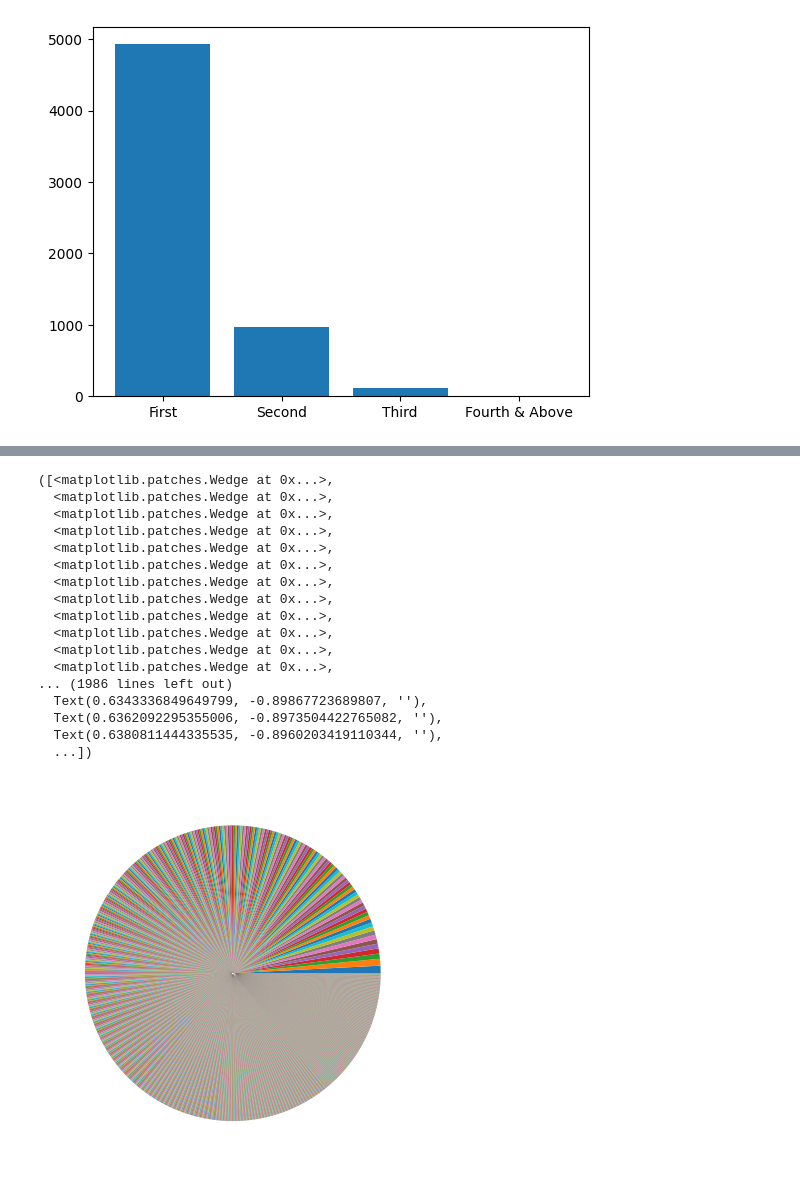
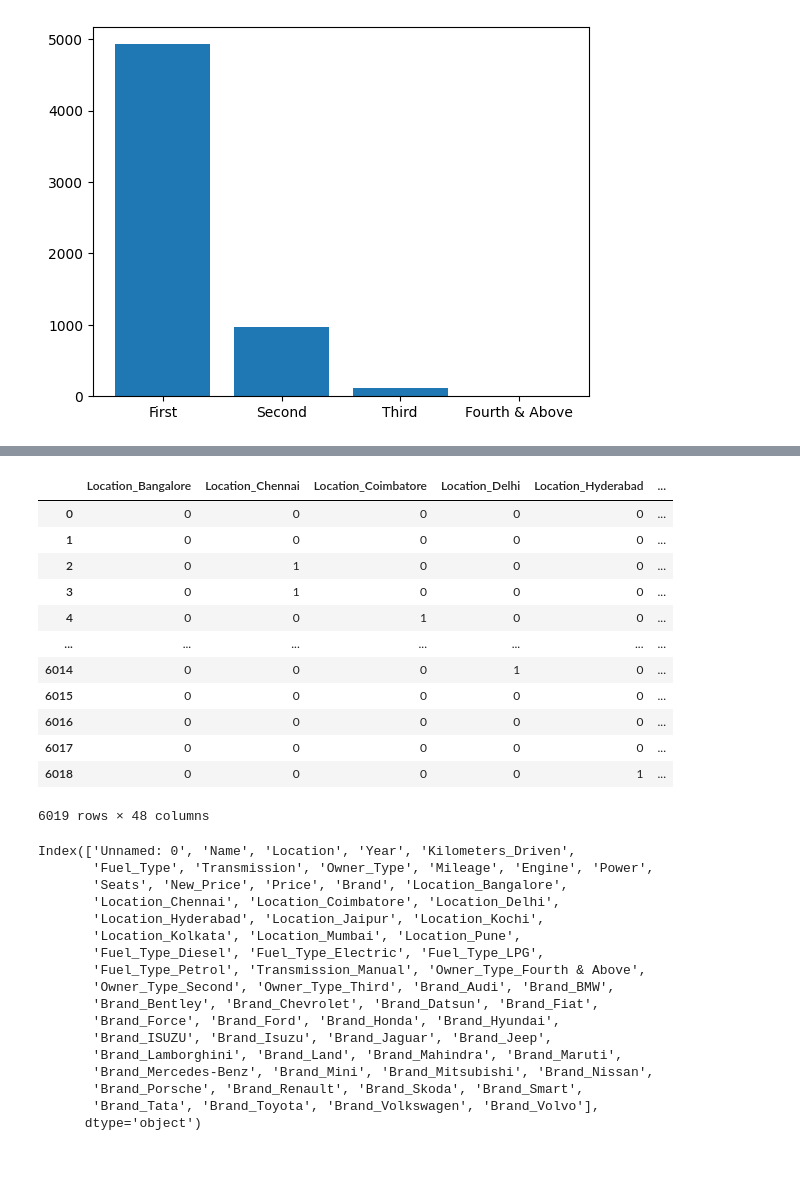
Before and after one commit to Devjith-P/Machine-Learning, a Jupyter notebook: Data Preprocessing/data_preprocessing.ipynb, the cells around one changed output, grey strips where cells are left out. Drawn from its saved outputs; the diff is of its cells as text; code cells hidden in the pictures.

```diff
--- a/Data Preprocessing/data_preprocessing.ipynb
+++ b/Data Preprocessing/data_preprocessing.ipynb
@@ -117,21 +112,20 @@ plt.bar(df['Name'].value_counts().index,df['Name'].value_counts().values)
-# %%
-plt.pie(df['Name'].value_counts().values)
-# %% [output]
-([<matplotlib.patches.Wedge at 0x...>,
-  <matplotlib.patches.Wedge at 0x...>,
-  <matplotlib.patches.Wedge at 0x...>,
-  <matplotlib.patches.Wedge at 0x...>,
-  <matplotlib.patches.Wedge at 0x...>,
-  <matplotlib.patches.Wedge at 0x...>,
-  <matplotlib.patches.Wedge at 0x...>,
-  <matplotlib.patches.Wedge at 0x...>,
-  <matplotlib.patches.Wedge at 0x...>,
-  <matplotlib.patches.Wedge at 0x...>,
-  <matplotlib.patches.Wedge at 0x...>,
-  <matplotlib.patches.Wedge at 0x...>,
-... (1986 lines left out)
-  Text(0.6343336849649799, -0.89867723689807, ''),
-  Text(0.6362092295355006, -0.8973504422765082, ''),
-  Text(0.6380811444335535, -0.8960203419110344, ''),
-  ...])
-[figure, removed]
+# %%
+df['Brand'] = df['Name'].apply(lambda x:x.split()[0])
+# %%
+df_encoded = pd.get_dummies(df[['Location','Fuel_Type','Transmission','Owner_Type','Brand']],drop_first=True,dtype=int)
+# %%
+df_encoded
+# %% [output]
+|  | Location_Bangalore | Location_Chennai | Location_Coimbatore | Location_Delhi | Location_Hyderabad | ... |
+| 0 | 0 | 0 | 0 | 0 | 0 | ... |
+| 1 | 0 | 0 | 0 | 0 | 0 | ... |
+| 2 | 0 | 1 | 0 | 0 | 0 | ... |
+| 3 | 0 | 1 | 0 | 0 | 0 | ... |
+| 4 | 0 | 0 | 1 | 0 | 0 | ... |
+| ... | ... | ... | ... | ... | ... | ... |
+| 6014 | 0 | 0 | 0 | 1 | 0 | ... |
+| 6015 | 0 | 0 | 0 | 0 | 0 | ... |
+| 6016 | 0 | 0 | 0 | 0 | 0 | ... |
+| 6017 | 0 | 0 | 0 | 0 | 0 | ... |
+| 6018 | 0 | 0 | 0 | 0 | 1 | ... |
+6019 rows × 48 columns
@@ -137,0 +134,20 @@ plt.pie(df['Name'].value_counts().values)
+# %%
+df.columns.unique()
+# %% [output]
+Index(['Unnamed: 0', 'Name', 'Location', 'Year', 'Kilometers_Driven',
+       'Fuel_Type', 'Transmission', 'Owner_Type', 'Mileage', 'Engine', 'Power',
+       'Seats', 'New_Price', 'Price', 'Brand', 'Location_Bangalore',
+       'Location_Chennai', 'Location_Coimbatore', 'Location_Delhi',
+       'Location_Hyderabad', 'Location_Jaipur', 'Location_Kochi',
+       'Location_Kolkata', 'Location_Mumbai', 'Location_Pune',
+       'Fuel_Type_Diesel', 'Fuel_Type_Electric', 'Fuel_Type_LPG',
+       'Fuel_Type_Petrol', 'Transmission_Manual', 'Owner_Type_Fourth & Above',
+       'Owner_Type_Second', 'Owner_Type_Third', 'Brand_Audi', 'Brand_BMW',
+       'Brand_Bentley', 'Brand_Chevrolet', 'Brand_Datsun', 'Brand_Fiat',
+       'Brand_Force', 'Brand_Ford', 'Brand_Honda', 'Brand_Hyundai',
+       'Brand_ISUZU', 'Brand_Isuzu', 'Brand_Jaguar', 'Brand_Jeep',
+       'Brand_Lamborghini', 'Brand_Land', 'Brand_Mahindra', 'Brand_Maruti',
+       'Brand_Mercedes-Benz', 'Brand_Mini', 'Brand_Mitsubishi', 'Brand_Nissan',
+       'Brand_Porsche', 'Brand_Renault', 'Brand_Skoda', 'Brand_Smart',
+       'Brand_Tata', 'Brand_Toyota', 'Brand_Volkswagen', 'Brand_Volvo'],
+      dtype='object')
```
Also changed, not shown: parts of 21 cells of this notebook, 1 other file.
